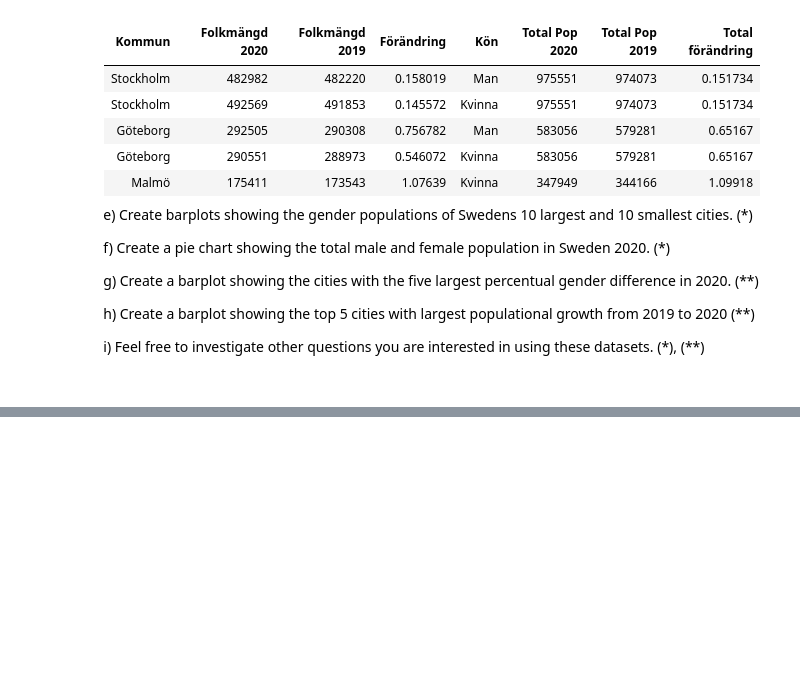
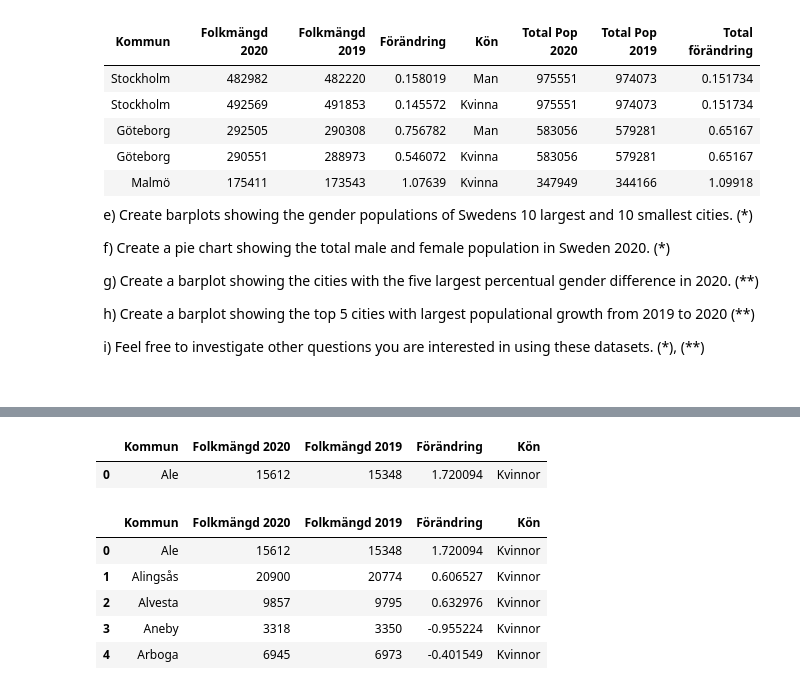
Before and after one commit to JoelOscarsson/Databehandling-JoelOscarsson, a Jupyter notebook: Assignments/L1-Pandas-b-syntax.ipynb, the cells around one changed output, grey strips where cells are left out. Saved outputs shown, nothing was run; the diff lists cells and outputs as text; code cells hidden in the pictures; blank space fills up the shorter version.

```diff
--- a/Assignments/L1-Pandas-b-syntax.ipynb
+++ b/Assignments/L1-Pandas-b-syntax.ipynb
@@ -399,0 +463,22 @@ Female:
+# %%
+df = pd.concat([df_dict["Kvinnor"], df_dict["Män"]]).drop(["Rang 2020", "Rang 2019"], axis = "columns")
+df.head(1)
+
+# axis är antingen columns eller rows, det är det man får definera
+# %% [output]
+|  | Kommun | Folkmängd 2020 | Folkmängd 2019 | Förändring | Kön |
+| 0 | Ale | 15612 | 15348 | 1.720094 | Kvinnor |
+# %%
+# Slå ihop male och female
+
+df = pd.concat([df_dict["Kvinnor"], df_dict ["Män"]])
+df.pop("Rang 2020")  # Ta bort en column
+df.pop("Rang 2019")
+df.head()
+# %% [output]
+|  | Kommun | Folkmängd 2020 | Folkmängd 2019 | Förändring | Kön |
+| 0 | Ale | 15612 | 15348 | 1.720094 | Kvinnor |
+| 1 | Alingsås | 20900 | 20774 | 0.606527 | Kvinnor |
+| 2 | Alvesta | 9857 | 9795 | 0.632976 | Kvinnor |
+| 3 | Aneby | 3318 | 3350 | -0.955224 | Kvinnor |
+| 4 | Arboga | 6945 | 6973 | -0.401549 | Kvinnor |
```
Also changed, not shown: parts of 10 cells of this notebook.
